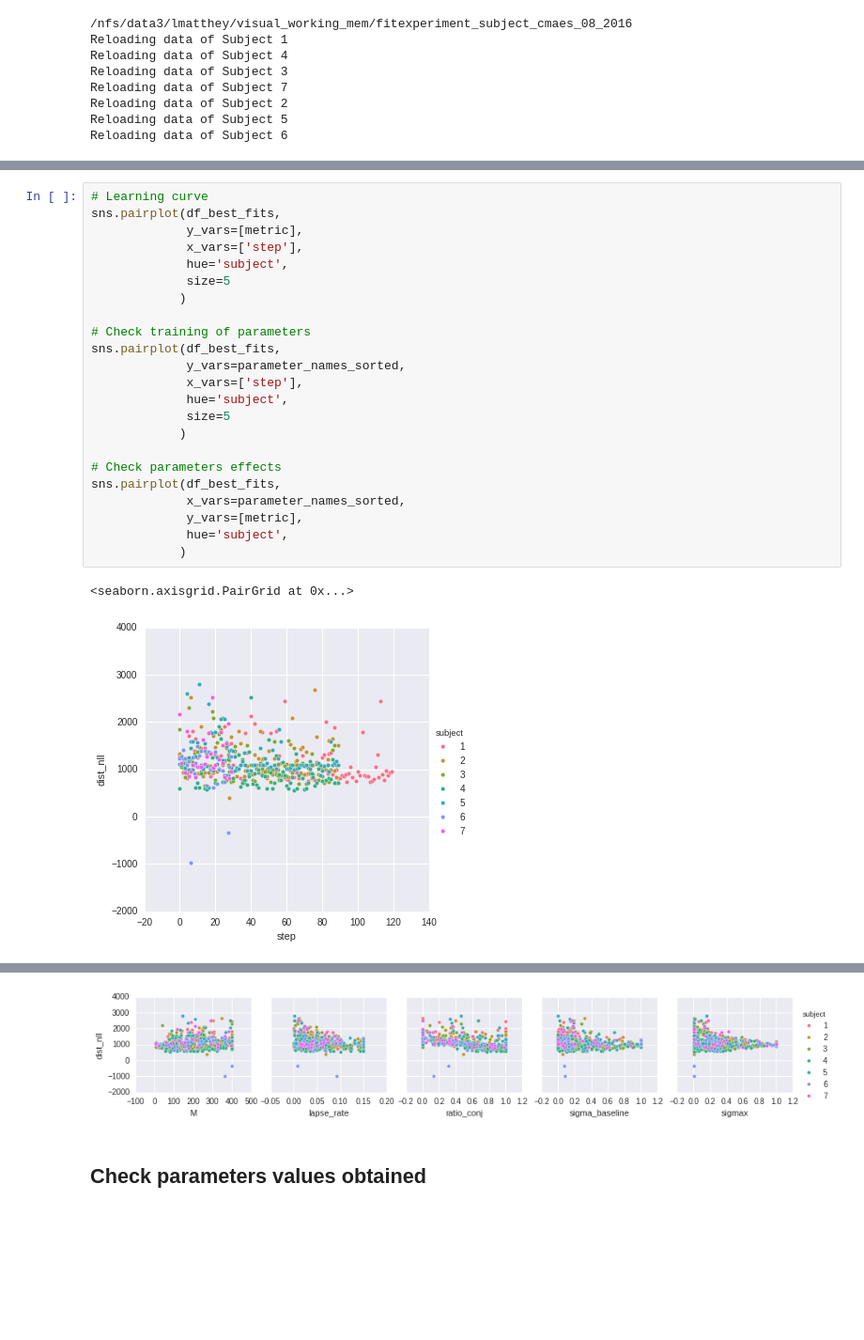
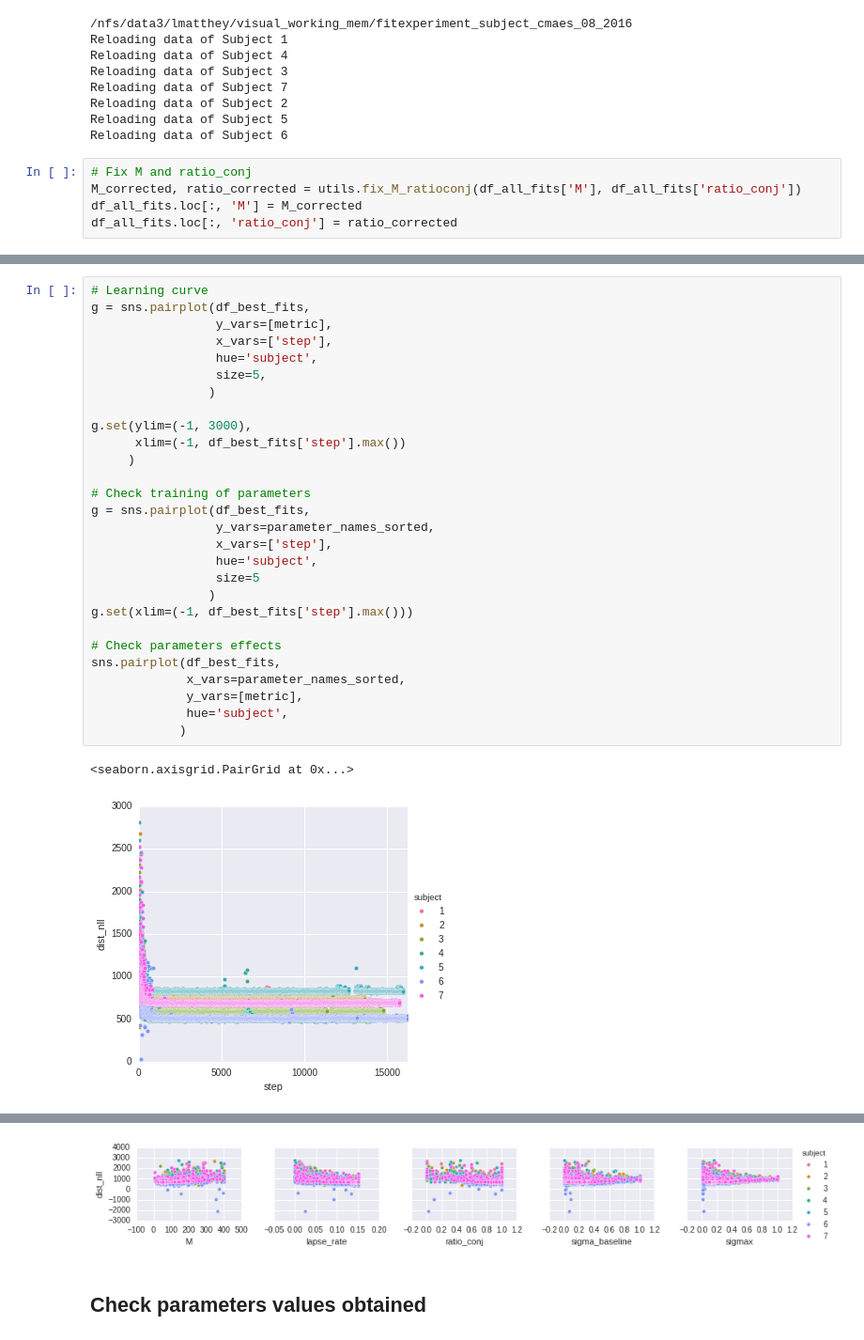
Before and after one commit to Azhag/Bayesian-visual-working-memory, a Jupyter notebook: Experiments/fitexperiment_subject_cmaes_08_2016/notebook_fitexperimentallt_sigmabase_cmaes_3try_090816.ipynb, the cells around one changed output, grey strips where cells are left out. Shown: that part at 94% size. Cells and saved outputs as stored; diff of their text form; blank space fills up the shorter version.

```diff
--- a/Experiments/fitexperiment_subject_cmaes_08_2016/notebook_fitexperimentallt_sigmabase_cmaes_3try_090816.ipynb
+++ b/Experiments/fitexperiment_subject_cmaes_08_2016/notebook_fitexperimentallt_sigmabase_cmaes_3try_090816.ipynb
@@ -82,6 +82,11 @@ Reloading data of Subject 7
 Reloading data of Subject 2
 Reloading data of Subject 5
 Reloading data of Subject 6
+# %%
+# Fix M and ratio_conj
+M_corrected, ratio_corrected = utils.fix_M_ratioconj(df_all_fits['M'], df_all_fits['ratio_conj'])
+df_all_fits.loc[:, 'M'] = M_corrected
+df_all_fits.loc[:, 'ratio_conj'] = ratio_corrected
 # %%
 # Filter rows where LL > cutoff value and remove lapse_rate > cutoff
 LL_max_cutoff = 20000
@@ -89,20 +93,25 @@ LL_max_cutoff = 20000
 df_best_fits = df_all_fits[df_all_fits[metric] < LL_max_cutoff]
 # %%
 # Learning curve
-sns.pairplot(df_best_fits,
-             y_vars=[metric],
-             x_vars=['step'],
-             hue='subject',
-             size=5
-            )
+g = sns.pairplot(df_best_fits,
+                 y_vars=[metric],
+                 x_vars=['step'],
+                 hue='subject',
+                 size=5,
+                )
+
+g.set(ylim=(-1, 3000),
+      xlim=(-1, df_best_fits['step'].max())
+     )
 
 # Check training of parameters
-sns.pairplot(df_best_fits,
-             y_vars=parameter_names_sorted,
-             x_vars=['step'],
-             hue='subject',
-             size=5
-            )
+g = sns.pairplot(df_best_fits,
+                 y_vars=parameter_names_sorted,
+                 x_vars=['step'],
+                 hue='subject',
+                 size=5
+                )
+g.set(xlim=(-1, df_best_fits['step'].max()))
 
 # Check parameters effects
 sns.pairplot(df_best_fits,
@@ -112,4 +121,4 @@ sns.pairplot(df_best_fits,
             )
 # %% [output]
 <seaborn.axisgrid.PairGrid at 0x...>
-[figure, old version]
+[figure, new version]
@@ -117,4 +126,4 @@ sns.pairplot(df_best_fits,
-[figure, old version]
+[figure, new version]
 # %% [markdown]
 ## Check parameters values obtained
 # %%
```
Also changed, not shown: parts of 10 cells of this notebook, 1 other file.
